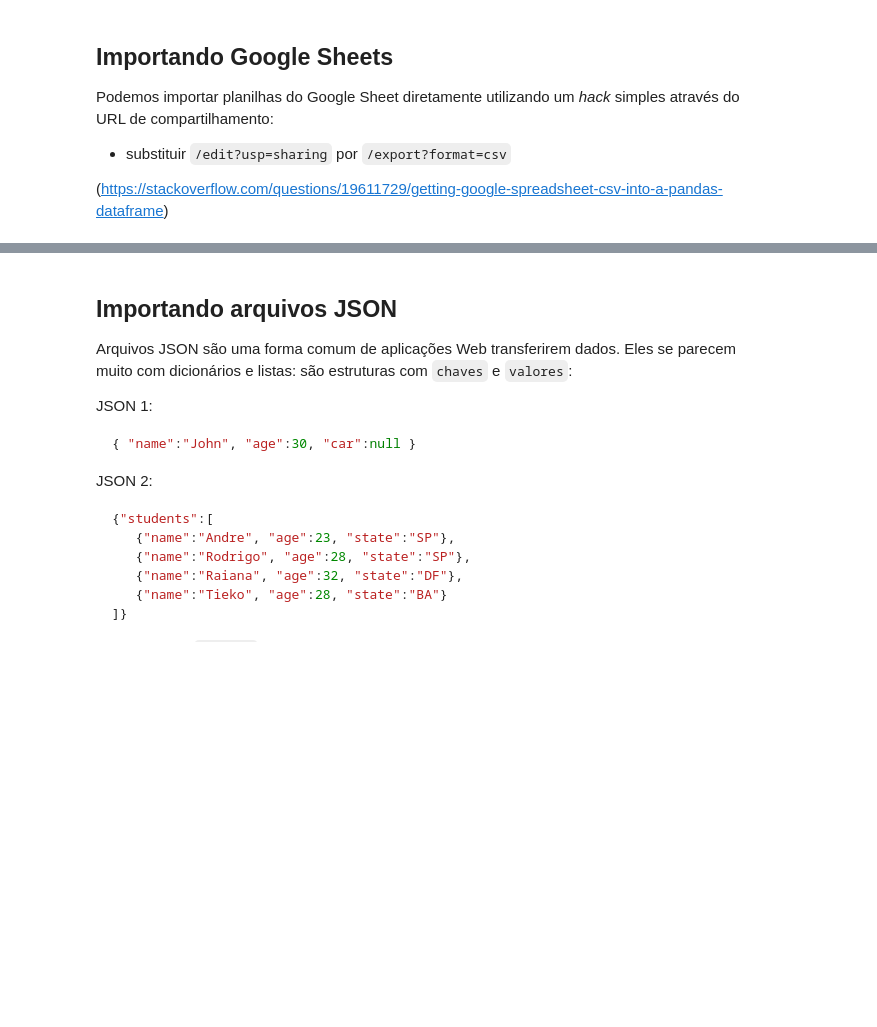
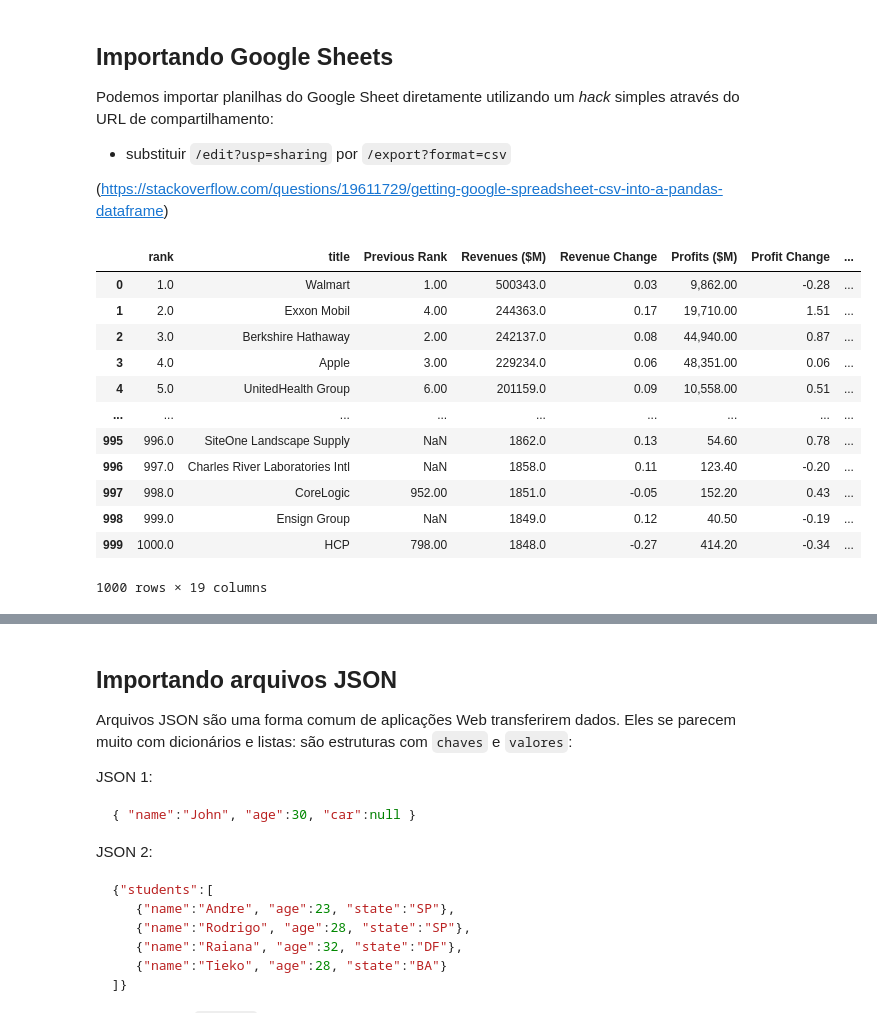
Before and after one commit to sadguilherme/99_PT_JAN2023, a Jupyter notebook: aulas/20230204 Import and Exporting in Pandas.ipynb, the cells around one changed output, grey strips where cells are left out. Cells and saved outputs as stored; diff of their text form; code cells hidden in the pictures; blank space fills up the shorter version.

```diff
--- a/aulas/20230204 Import and Exporting in Pandas.ipynb
+++ b/aulas/20230204 Import and Exporting in Pandas.ipynb
@@ -212,4 +497,21 @@ Podemos importar planilhas do Google Sheet diretamente utilizando um *hack* simp
 * substituir `/edit?usp=sharing` por `/export?format=csv`
 
 (https://stackoverflow.com/questions/19611729/getting-google-spreadsheet-csv-into-a-pandas-dataframe)
+# %%
+url = 'https://docs.google.com/spreadsheets/d/1qfz8GgZbuNMI913YaCIcYHmMCHB1FCCnOLnk907ZwPM/export?format=csv'
+pd.read_csv(url, thousands = ",")
+# %% [output]
+|  | rank | title | Previous Rank | Revenues ($M) | Revenue Change | Profits ($M) | Profit Change | ... |
+| 0 | 1.0 | Walmart | 1.00 | 500343.0 | 0.03 | 9,862.00 | -0.28 | ... |
+| 1 | 2.0 | Exxon Mobil | 4.00 | 244363.0 | 0.17 | 19,710.00 | 1.51 | ... |
+| 2 | 3.0 | Berkshire Hathaway | 2.00 | 242137.0 | 0.08 | 44,940.00 | 0.87 | ... |
+| 3 | 4.0 | Apple | 3.00 | 229234.0 | 0.06 | 48,351.00 | 0.06 | ... |
+| 4 | 5.0 | UnitedHealth Group | 6.00 | 201159.0 | 0.09 | 10,558.00 | 0.51 | ... |
+| ... | ... | ... | ... | ... | ... | ... | ... | ... |
+| 995 | 996.0 | SiteOne Landscape Supply | NaN | 1862.0 | 0.13 | 54.60 | 0.78 | ... |
+| 996 | 997.0 | Charles River Laboratories Intl | NaN | 1858.0 | 0.11 | 123.40 | -0.20 | ... |
+| 997 | 998.0 | CoreLogic | 952.00 | 1851.0 | -0.05 | 152.20 | 0.43 | ... |
+| 998 | 999.0 | Ensign Group | NaN | 1849.0 | 0.12 | 40.50 | -0.19 | ... |
+| 999 | 1000.0 | HCP | 798.00 | 1848.0 | -0.27 | 414.20 | -0.34 | ... |
+1000 rows × 19 columns
 # %%
```
Also changed, not shown: parts of 55 cells of this notebook, 6 other files.
